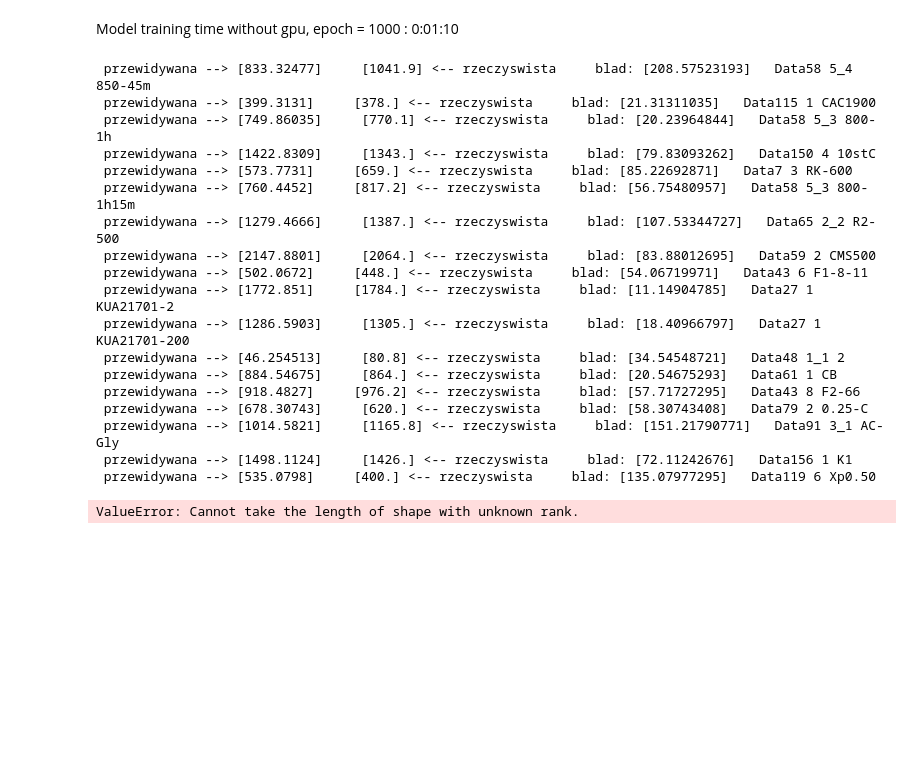
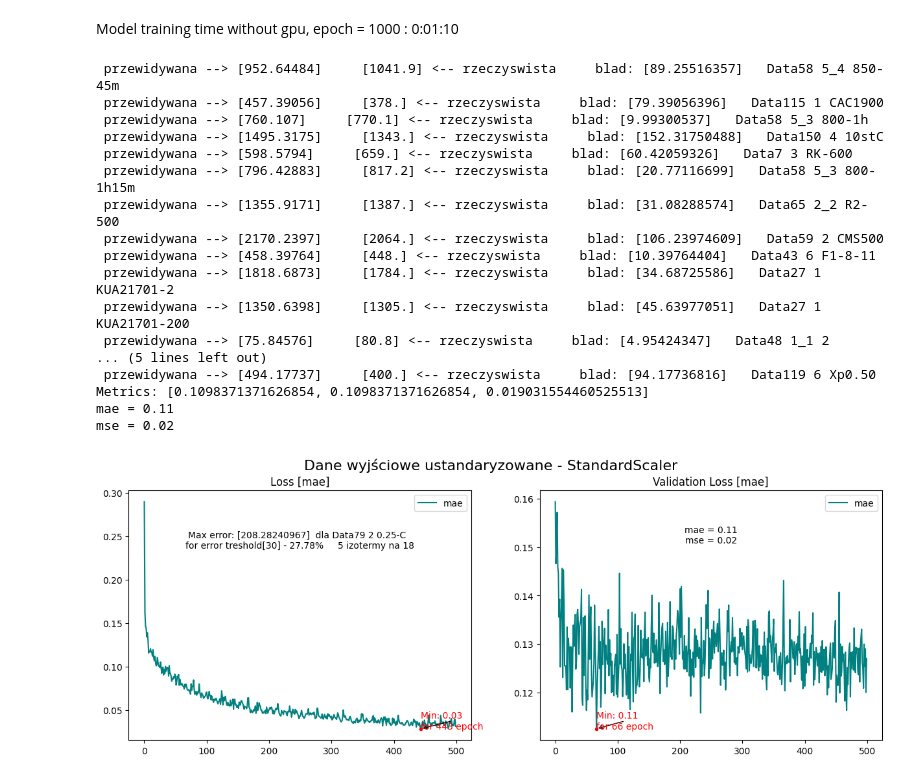
Before and after one commit to PanBard/isotherm_adsorption_computations_tensorflow, a Jupyter notebook: models/MLP/Only_BET/3_MLP_BET_scaler.ipynb, the cells around one changed output. Drawn from its saved outputs; the diff is of its cells as text; code cells hidden in the pictures; blank space fills up the shorter version.

```diff
--- a/models/MLP/Only_BET/3_MLP_BET_scaler.ipynb
+++ b/models/MLP/Only_BET/3_MLP_BET_scaler.ipynb
@@ -177,9 +174,9 @@ Model training time without gpu, epoch = 1000 : 0:01:10
 # %%
 predictions = model.predict(X_test, verbose=0)
 predictions = output_scaler.inverse_transform(predictions)
-y_test = np.array(y_test)
-y_test = y_test.reshape(-1, 1)
-y_test = output_scaler.inverse_transform(y_test)
+y_test_scaler = np.array(y_test)
+y_test_scaler = y_test_scaler.reshape(-1, 1)
+y_test_scaler = output_scaler.inverse_transform(y_test_scaler)
 # %%
 error_threshold = 30
 max_error_threshold = 30
@@ -191,20 +188,20 @@ for i in range(len(predictions)):
     data_name = y_test_nested.iloc[i,0]
     graph_number = y_test_nested.iloc[i,1]
     sample_name = y_test_nested.iloc[i,2]
-    error = abs(predictions[i] - y_test[i])
+    error = abs(predictions[i] - y_test_scaler[i])
 
     errors.append(error)
     if(error_threshold<=error):
         list_above.append(i)
     else: list_below.append(i)
-    print(f" przewidywana --> {predictions[i]}     {y_test[i]} <-- rzeczyswista     blad: {error}   {data_name} {graph_number} {sample_name}")
+    print(f" przewidywana --> {predictions[i]}     {y_test_scaler[i]} <-- rzeczyswista     blad: {error}   {data_name} {graph_number} {sample_name}")
 
 
 max_error_index = errors.index(max(errors))
 max_error_data_name = y_test_nested.iloc[max_error_index,0]
 max_error_graph_number = y_test_nested.iloc[max_error_index,1]
 max_error_sample_name = y_test_nested.iloc[max_error_index,2]
-text_to_display = f"Zwykly: max error: {max(errors)}  dla {max_error_data_name} {max_error_graph_number} {max_error_sample_name}  "  + "\n" + f"for error thteshold[{error_threshold}] - {round((len(list_below)/len(predictions))*100,2)}%     {len(list_below)} izotermy na {len(predictions)}"
+text_to_display = f"Max error: {max(errors)}  dla {max_error_data_name} {max_error_graph_number} {max_error_sample_name}  "  + "\n" + f"for error treshold[{error_threshold}] - {round((len(list_below)/len(predictions))*100,2)}%     {len(list_below)} izotermy na {len(predictions)}"
 
 
 
@@ -214,10 +211,11 @@ print("Metrics:",results)
 metrics_text = ""
 for index, metric in enumerate(metrics):
     metrics_text = metrics_text + f"{metric} = {results[index+1]:.2f}" + "\n"
-    print(f"{metric} = {results[index+1]}")
+    print(f"{metric} = {results[index+1]:.2f}")
 
 from matplotlib import pyplot as plt
 fig, ax = plt.subplots(ncols=2, figsize=(15,5))
+fig.suptitle("Dane wyjściowe ustandaryzowane - StandardScaler ", fontsize=16)
 
 min_loss_idx = history.history['loss'].index(min(history.history['loss']))
 min_loss = min(history.history['loss'])# Get the lowest  value
@@ -225,53 +223,50 @@ ax[0].plot(history.history['loss'], color='teal', label='mae')
 # ax[0].plot(history.history['val_total_loss'], color='orange', label='val loss')
 ax[0].title.set_text('Loss [mae]')
 ax[0].legend()
 ax[0].annotate(f'Min: {min_loss:.2f} \nfor {min_loss_idx} epoch',
                xy=(min_loss_idx, min_loss),
-               xytext=(min_loss_idx - 1 , min_loss + 1),  # Adjust text position
+               xytext=(min_loss_idx  , min_loss ),  # Adjust text position
                arrowprops=dict(facecolor='red', arrowstyle="->"),
                color='red')
 ax[0].plot(min_loss_idx, min_loss, 'ro',markersize=3)# Plot a dot at the minimum point
 ax[0].text(0.5, 0.8, text_to_display, horizontalalignment='center', verticalalignment='center',fontsize=10, transform=ax[0].transAxes)
 
 min_val_loss_idx = history.history['val_loss'].index(min(history.history['val_loss']))# Find the index of the minimum
 min_val_loss = min(history.history['val_loss'])# Get the lowest  value
 ax[1].plot(history.history['val_loss'], color='teal', label='mae')
 # ax[1].plot(hist.history['val_class_loss'], color='orange', label='val class loss')
 ax[1].title.set_text('Validation Loss [mae]')
 ax[1].legend()
 # Annotate the lowest point on the validation loss curve
 ax[1].annotate(f'Min: {min_val_loss:.2f} \nfor {min_val_loss_idx} epoch',
                xy=(min_val_loss_idx, min_val_loss),
-               xytext=(min_val_loss_idx - 1, min_val_loss + 1),  # Adjust text position
+               xytext=(min_val_loss_idx , min_val_loss ),  # Adjust text position
                arrowprops=dict(facecolor='red', arrowstyle="->"),
                color='red')
 ax[1].plot(min_val_loss_idx, min_val_loss, 'ro', markersize=3)# Plot a dot at the minimum point
 ax[1].text(0.5, 0.8, metrics_text, horizontalalignment='center', verticalalignment='center',fontsize=10, transform=ax[1].transAxes)
 # ax[2].plot(history.history['val_mse'], color='teal', label='regress loss')
 # # ax[2].plot(hist.history['val_regress_loss'], color='orange', label='val regress loss')
 # ax[2].title.set_text('Validation mse')
 # ax[2].legend()
 
 plt.show()
-
-# fig.savefig('scaler_v1.jpg', dpi=100)
 # %% [output]
- przewidywana --> [833.32477]     [1041.9] <-- rzeczyswista     blad: [208.57523193]   Data58 5_4 850-45m
- przewidywana --> [399.3131]     [378.] <-- rzeczyswista     blad: [21.31311035]   Data115 1 CAC1900
- przewidywana --> [749.86035]     [770.1] <-- rzeczyswista     blad: [20.23964844]   Data58 5_3 800-1h
- przewidywana --> [1422.8309]     [1343.] <-- rzeczyswista     blad: [79.83093262]   Data150 4 10stC
- przewidywana --> [573.7731]     [659.] <-- rzeczyswista     blad: [85.22692871]   Data7 3 RK-600
- przewidywana --> [760.4452]     [817.2] <-- rzeczyswista     blad: [56.75480957]   Data58 5_3 800-1h15m
- przewidywana --> [1279.4666]     [1387.] <-- rzeczyswista     blad: [107.53344727]   Data65 2_2 R2-500
- przewidywana --> [2147.8801]     [2064.] <-- rzeczyswista     blad: [83.88012695]   Data59 2 CMS500
- przewidywana --> [502.0672]     [448.] <-- rzeczyswista     blad: [54.06719971]   Data43 6 F1-8-11
- przewidywana --> [1772.851]     [1784.] <-- rzeczyswista     blad: [11.14904785]   Data27 1 KUA21701-2
- przewidywana --> [1286.5903]     [1305.] <-- rzeczyswista     blad: [18.40966797]   Data27 1 KUA21701-200
- przewidywana --> [46.254513]     [80.8] <-- rzeczyswista     blad: [34.54548721]   Data48 1_1 2
- przewidywana --> [884.54675]     [864.] <-- rzeczyswista     blad: [20.54675293]   Data61 1 CB
- przewidywana --> [918.4827]     [976.2] <-- rzeczyswista     blad: [57.71727295]   Data43 8 F2-66
- przewidywana --> [678.30743]     [620.] <-- rzeczyswista     blad: [58.30743408]   Data79 2 0.25-C
- przewidywana --> [1014.5821]     [1165.8] <-- rzeczyswista     blad: [151.21790771]   Data91 3_1 AC-Gly
- przewidywana --> [1498.1124]     [1426.] <-- rzeczyswista     blad: [72.11242676]   Data156 1 K1
- przewidywana --> [535.0798]     [400.] <-- rzeczyswista     blad: [135.07977295]   Data119 6 Xp0.50
+ przewidywana --> [952.64484]     [1041.9] <-- rzeczyswista     blad: [89.25516357]   Data58 5_4 850-45m
+ przewidywana --> [457.39056]     [378.] <-- rzeczyswista     blad: [79.39056396]   Data115 1 CAC1900
+ przewidywana --> [760.107]     [770.1] <-- rzeczyswista     blad: [9.99300537]   Data58 5_3 800-1h
+ przewidywana --> [1495.3175]     [1343.] <-- rzeczyswista     blad: [152.31750488]   Data150 4 10stC
+ przewidywana --> [598.5794]     [659.] <-- rzeczyswista     blad: [60.42059326]   Data7 3 RK-600
+ przewidywana --> [796.42883]     [817.2] <-- rzeczyswista     blad: [20.77116699]   Data58 5_3 800-1h15m
+ przewidywana --> [1355.9171]     [1387.] <-- rzeczyswista     blad: [31.08288574]   Data65 2_2 R2-500
+ przewidywana --> [2170.2397]     [2064.] <-- rzeczyswista     blad: [106.23974609]   Data59 2 CMS500
+ przewidywana --> [458.39764]     [448.] <-- rzeczyswista     blad: [10.39764404]   Data43 6 F1-8-11
+ przewidywana --> [1818.6873]     [1784.] <-- rzeczyswista     blad: [34.68725586]   Data27 1 KUA21701-2
+ przewidywana --> [1350.6398]     [1305.] <-- rzeczyswista     blad: [45.63977051]   Data27 1 KUA21701-200
+ przewidywana --> [75.84576]     [80.8] <-- rzeczyswista     blad: [4.95424347]   Data48 1_1 2
+... (5 lines left out)
+ przewidywana --> [494.17737]     [400.] <-- rzeczyswista     blad: [94.17736816]   Data119 6 Xp0.50
+Metrics: [0.1098371371626854, 0.1098371371626854, 0.019031554460525513]
+mae = 0.11
+mse = 0.02
-ValueError: Cannot take the length of shape with unknown rank.
+[figure, added]
```
Also changed, not shown: parts of 12 cells of this notebook, 18 other files.
